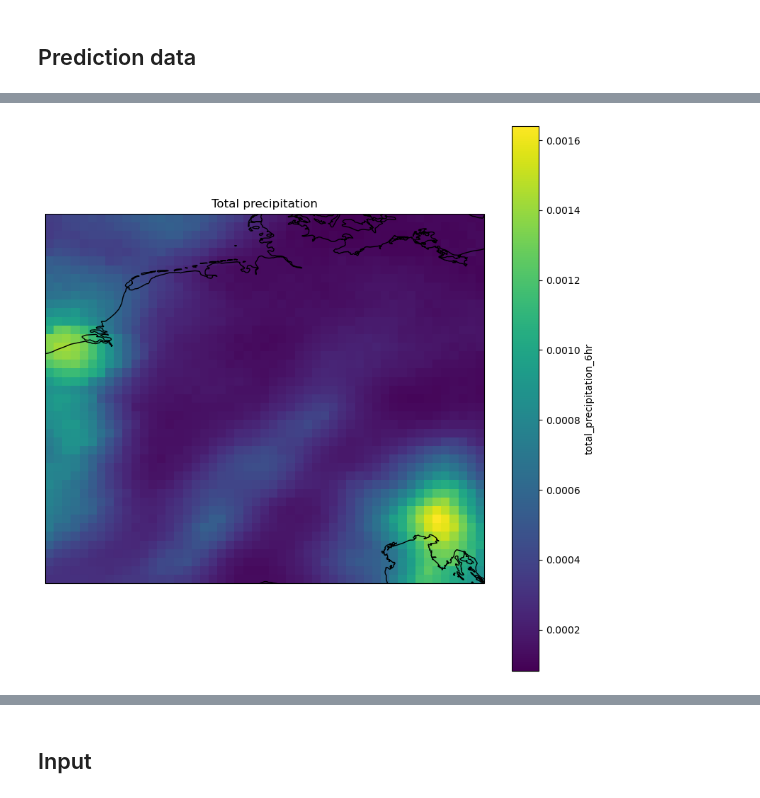
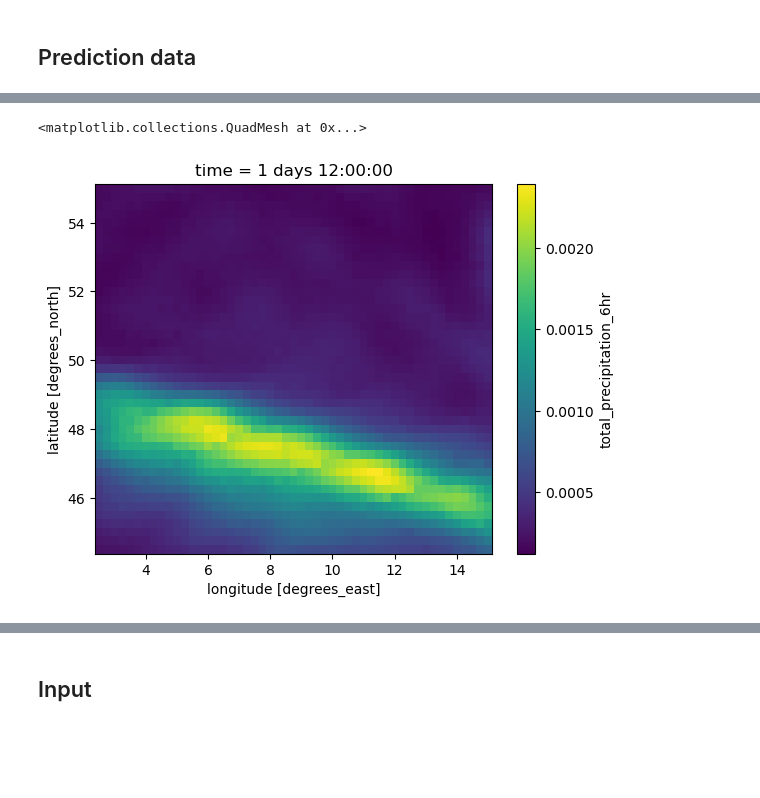
Before and after one commit to julanteria/starkregen_graphcast, a Jupyter notebook: plot.ipynb, the cells around one changed output, grey strips where cells are left out. Cells and saved outputs as stored; diff of their text form; code cells hidden in the pictures; blank space fills up the shorter version.

```diff
--- a/plot.ipynb
+++ b/plot.ipynb
@@ -16,7 +16,7 @@ from scipy.interpolate import griddata
 # %%
 #read in the predicted dataset
 #src = "/Users/jules/Documents/github/starkregen_graphcast/1709036507_predicted_dataset_small_model_input_pressure_and_no_pressure_combined_24_02.nc"
-src = "possible_3_steps_predictions_20_02.nc"
+src = "possible_6_steps_predictions_13_06.nc"
 with open(src, "rb",) as f:
     predicted_dataset = xarray.load_dataset(f).compute()
 # %%
@@ -111,13 +106,3 @@ with rasterio.open(
 # %%
 print(len(lat_bounds))
 print(len(lon_bounds))
-# %%
-# plot the precipitation
-plt.figure(figsize=(10, 10))
-ax = plt.axes(projection=ccrs.PlateCarree())
-ax.coastlines()
-percipitation_18h.plot(ax=ax, transform=ccrs.PlateCarree())
-plt.title("Total precipitation")
-plt.show()
-# %% [output]
-[figure, removed]
@@ -124,3 +119,8 @@ plt.show()
+# %%
+precipitation.sel(time=f"0{36}:00:00").plot()
+# %% [output]
+<matplotlib.collections.QuadMesh at 0x...>
+[figure, added]
 # %%
 
 # Define the map projection and create a figure
```
Also changed, not shown: parts of 6 cells of this notebook, 1 other file.
